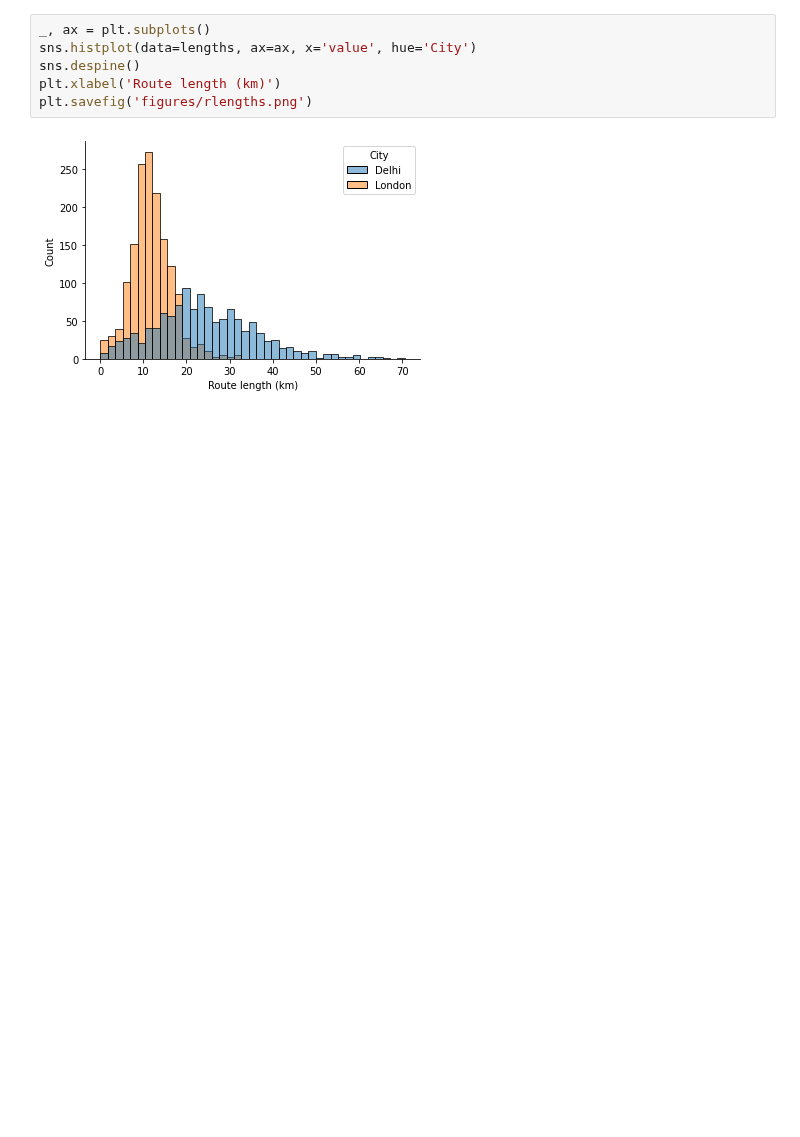
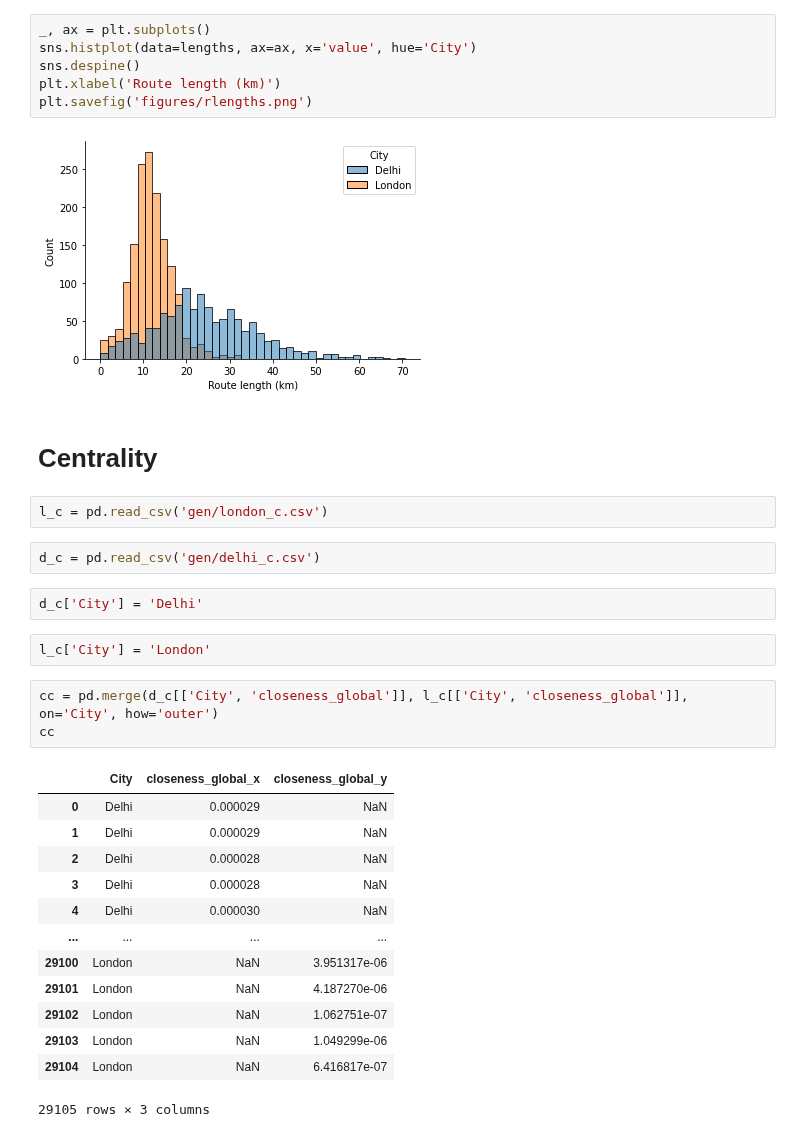
Before and after one commit to akazukin5151/comparative-accessibility, a Jupyter notebook: histograms.ipynb, the cells around one changed output. Drawn from its saved outputs; the diff is of its cells as text; blank space fills up the shorter version.

```diff
--- a/histograms.ipynb
+++ b/histograms.ipynb
@@ -104,3 +108,30 @@ plt.xlabel('Route length (km)')
 plt.savefig('figures/rlengths.png')
 # %% [output]
 [figure]
+# %% [markdown]
+# Centrality
+# %%
+l_c = pd.read_csv('gen/london_c.csv')
+# %%
+d_c = pd.read_csv('gen/delhi_c.csv')
+# %%
+d_c['City'] = 'Delhi'
+# %%
+l_c['City'] = 'London'
+# %%
+cc = pd.merge(d_c[['City', 'closeness_global']], l_c[['City', 'closeness_global']], on='City', how='outer')
+cc
+# %% [output]
+|  | City | closeness_global_x | closeness_global_y |
+| 0 | Delhi | 0.000029 | NaN |
+| 1 | Delhi | 0.000029 | NaN |
+| 2 | Delhi | 0.000028 | NaN |
+| 3 | Delhi | 0.000028 | NaN |
+| 4 | Delhi | 0.000030 | NaN |
+| ... | ... | ... | ... |
+| 29100 | London | NaN | 3.951317e-06 |
+| 29101 | London | NaN | 4.187270e-06 |
+| 29102 | London | NaN | 1.062751e-07 |
+| 29103 | London | NaN | 1.049299e-06 |
+| 29104 | London | NaN | 6.416817e-07 |
+29105 rows × 3 columns
```
Also changed, not shown: parts of 9 cells of this notebook, 5 other files.
